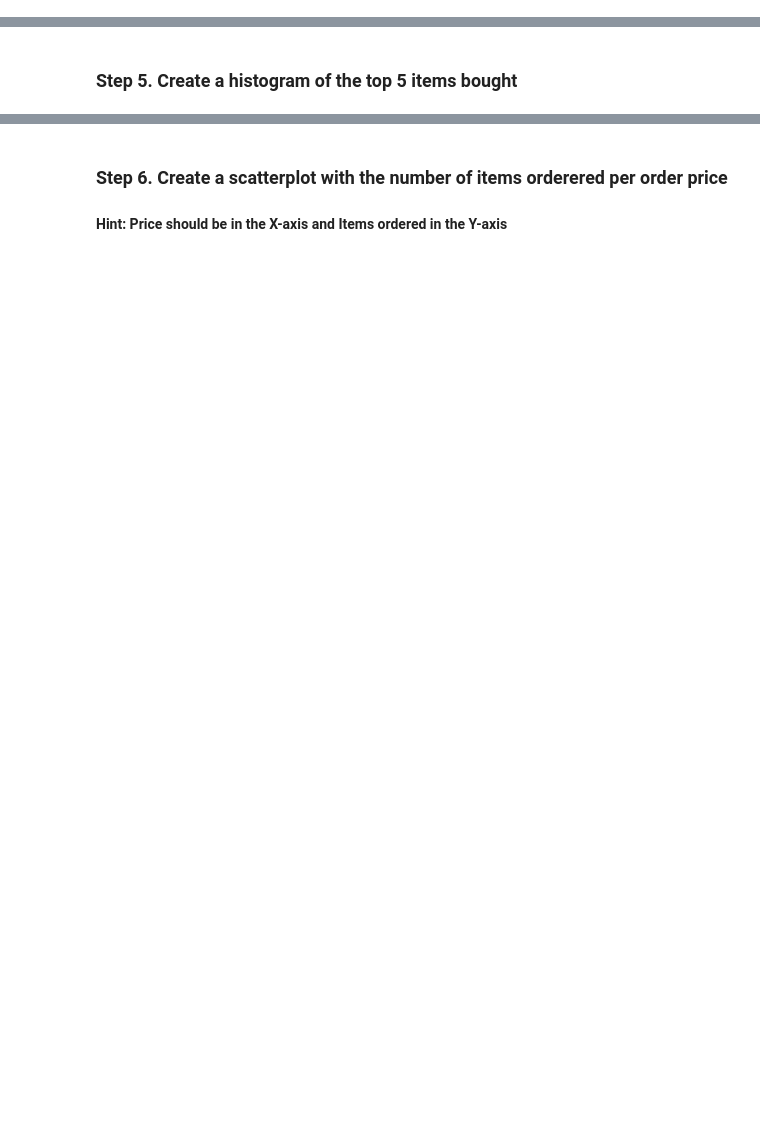
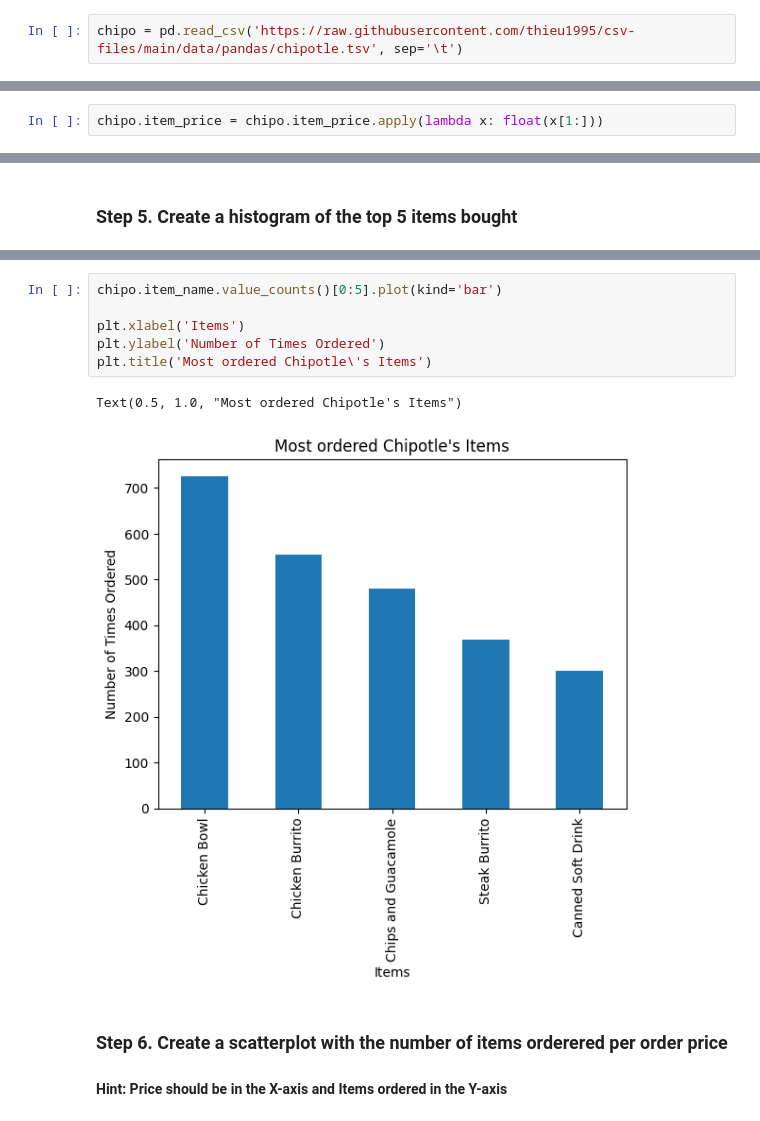
Before and after one commit to thieu1995/pandas, a Jupyter notebook: 07_Visualization/Chipotle/Exercises.ipynb, the cells around one changed output, grey strips where cells are left out. Saved outputs shown, nothing was run; the diff lists cells and outputs as text; blank space fills up the shorter version.

```diff
--- a/07_Visualization/Chipotle/Exercises.ipynb
+++ b/07_Visualization/Chipotle/Exercises.ipynb
@@ -16,5 +16,9 @@ from collections import Counter
 ### Step 2. Import the dataset from this [address](https://raw.githubusercontent.com/thieu1995/csv-files/main/data/pandas/chipotle.tsv).
 # %% [markdown]
 ### Step 3. Assign it to a variable called chipo.
+# %%
+chipo = pd.read_csv('https://raw.githubusercontent.com/thieu1995/csv-files/main/data/pandas/chipotle.tsv', sep='\t')
 # %% [markdown]
 ### Step 4. See the first 10 entries
+# %%
+chipo.item_price = chipo.item_price.apply(lambda x: float(x[1:]))
@@ -23,3 +53,12 @@ from collections import Counter
+# %%
+chipo.item_name.value_counts()[0:5].plot(kind='bar')
+
+plt.xlabel('Items')
+plt.ylabel('Number of Times Ordered')
+plt.title('Most ordered Chipotle\'s Items')
+# %% [output]
+Text(0.5, 1.0, "Most ordered Chipotle's Items")
+[figure, added]
 # %% [markdown]
 ### Step 6. Create a scatterplot with the number of items orderered per order price
 #### Hint: Price should be in the X-axis and Items ordered in the Y-axis
```
Also changed, not shown: parts of 7 cells of this notebook.
